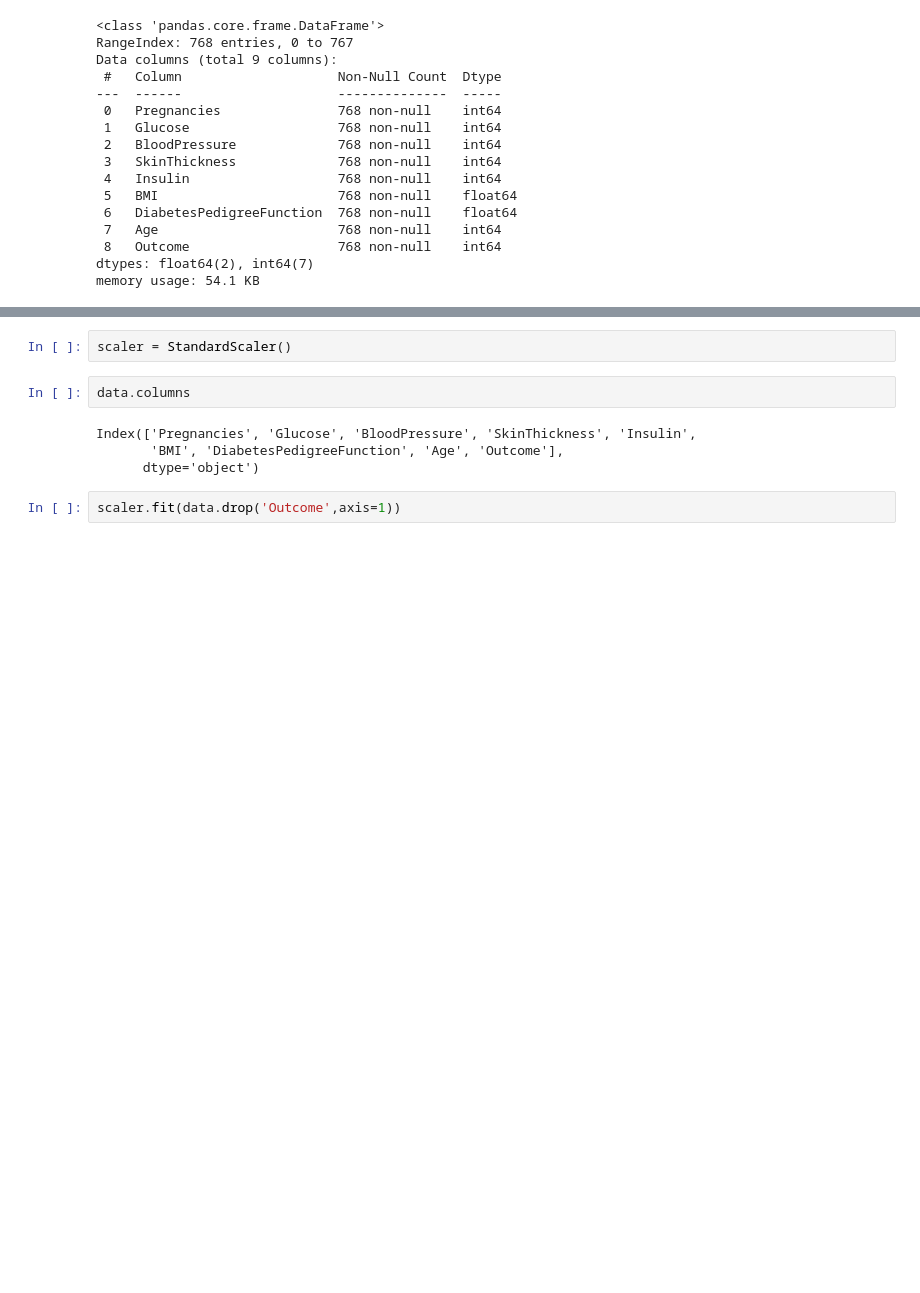
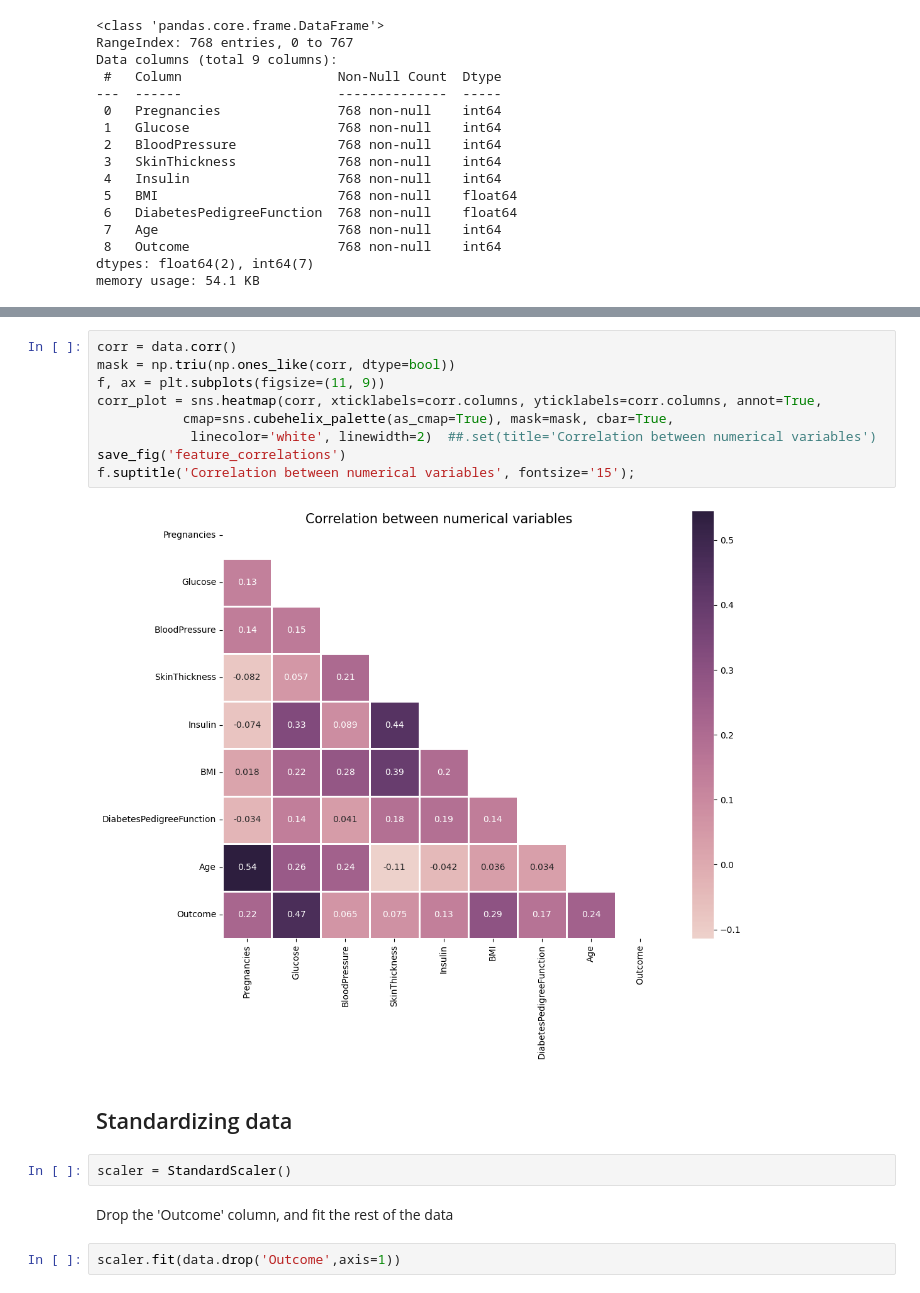
Before and after one commit to lauxpaux/diabetes_classification, a Jupyter notebook: diabetes_prediction-knn.ipynb, the cells around one changed output, grey strips where cells are left out. Saved outputs shown, nothing was run; the diff lists cells and outputs as text; blank space fills up the shorter version.

```diff
--- a/diabetes_prediction-knn.ipynb
+++ b/diabetes_prediction-knn.ipynb
@@ -69,11 +104,20 @@ memory usage: 54.1 KB
+# %%
+corr = data.corr()
+mask = np.triu(np.ones_like(corr, dtype=bool))
+f, ax = plt.subplots(figsize=(11, 9))
+corr_plot = sns.heatmap(corr, xticklabels=corr.columns, yticklabels=corr.columns, annot=True,
+           cmap=sns.cubehelix_palette(as_cmap=True), mask=mask, cbar=True,
+            linecolor='white', linewidth=2)  ##.set(title='Correlation between numerical variables')
+save_fig('feature_correlations')
+f.suptitle('Correlation between numerical variables', fontsize='15');
+# %% [output]
+[figure, added]
+# %% [markdown]
+## Standardizing data
 # %%
 scaler = StandardScaler()
-# %%
-data.columns
-# %% [output]
-Index(['Pregnancies', 'Glucose', 'BloodPressure', 'SkinThickness', 'Insulin',
-       'BMI', 'DiabetesPedigreeFunction', 'Age', 'Outcome'],
-      dtype='object')
+# %% [markdown]
+Drop the 'Outcome' column, and fit the rest of the data
 # %%
 scaler.fit(data.drop('Outcome',axis=1))
 # %% [output]
```
Also changed, not shown: parts of 27 cells of this notebook, 2 other files.
